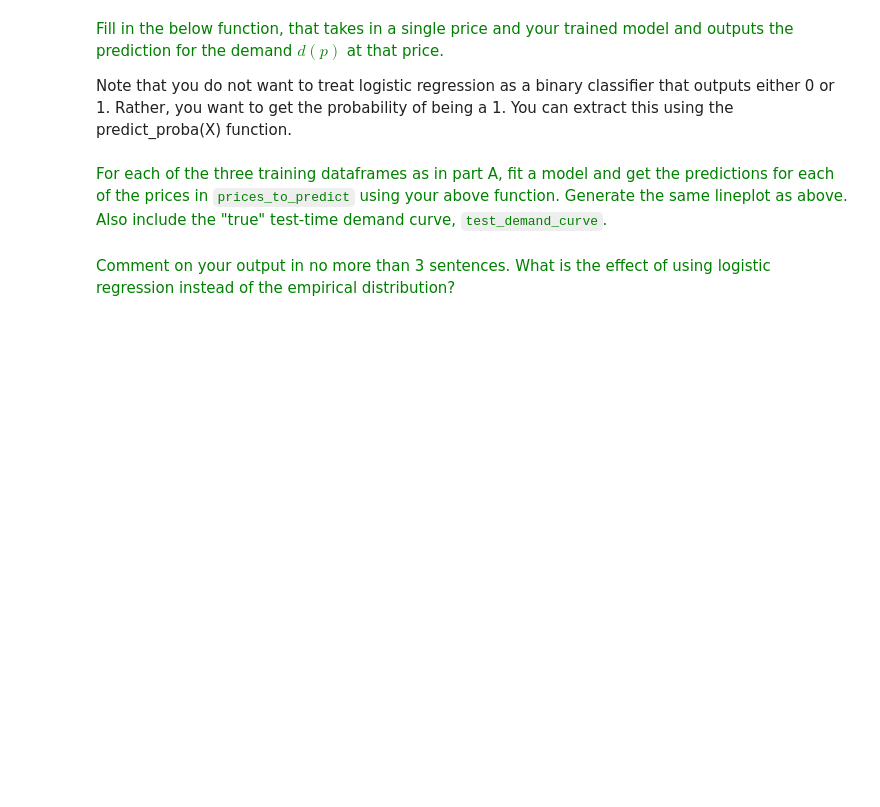
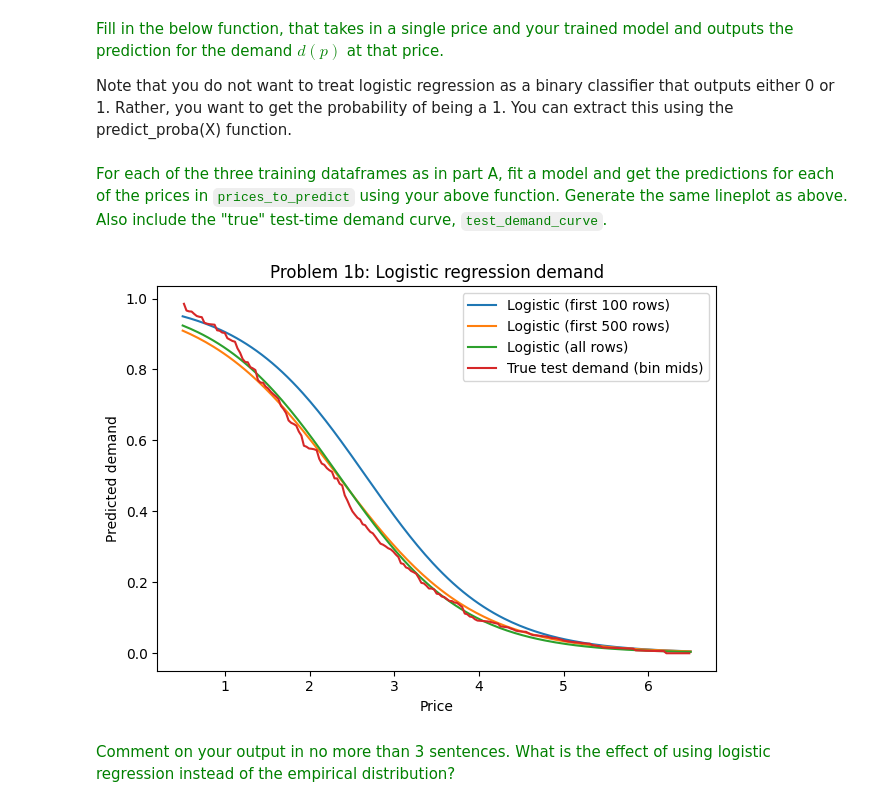
Before and after one commit to spabolu/orie5355, a Jupyter notebook: hw3/HW3_assignment.ipynb, the cells around one changed output. Saved outputs shown, nothing was run; the diff lists cells and outputs as text; code cells hidden in the pictures; blank space fills up the shorter version.

```diff
--- a/hw3/HW3_assignment.ipynb
+++ b/hw3/HW3_assignment.ipynb
@@ -138,3 +206,16 @@ def fit_logistic_regression_demand_just_on_price(df):
+# %%
+from sklearn.linear_model import LogisticRegression
+
+def fit_logistic_regression_demand_just_on_price(df):
+    """
+    Fits a logistic regression predicting purchase probability from offered price.
+    Model has two parameters: intercept and price coefficient.
+    """
+    X = df[['Offered price']].to_numpy().reshape(-1, 1)
+    y = df['Purchased'].astype(int).to_numpy()
+    model = LogisticRegression(fit_intercept=True, C=1e6, solver='lbfgs', max_iter=1000)
+    model.fit(X, y)
+    return model
 # %% [markdown]
 <font color='green'> Fill in the below function, that takes in a single price and your trained model and outputs the prediction for the demand $d(p)$ at that price.
 
@@ -145,4 +223,50 @@ def get_prediction_logistic(fitted_model, price):
+# %%
+def get_prediction_logistic(fitted_model, price):
+    """
+    Returns predicted probability of purchase (not a 0/1 class label)
+    """
+    return float(fitted_model.predict_proba(np.array([[price]]))[0, 1])
 # %% [markdown]
 <font color='green'> For each of the three training dataframes as in part A, fit a model and get the predictions for each of the prices in `prices_to_predict` using your above function. Generate the same lineplot as above. Also include the "true" test-time demand curve, `test_demand_curve`.
+# %%
+def plot_logistic_curves():
+    # training subsets
+    df100 = df_train.iloc[:100]
+    df500 = df_train.iloc[:500]
+    dfAll = df_train
+
+    # fit models
+    m100 = fit_logistic_regression_demand_just_on_price(df100)
+    m500 = fit_logistic_regression_demand_just_on_price(df500)
+    mAll = fit_logistic_regression_demand_just_on_price(dfAll)
+
+    # predicted demand curves
+    y100 = [get_prediction_logistic(m100, p) for p in prices_to_predict]
+    y500 = [get_prediction_logistic(m500, p) for p in prices_to_predict]
+    yAll = [get_prediction_logistic(mAll,  p) for p in prices_to_predict]
+
+    # true demand curve (test set)
+    if 'Price_bin_mid' in test_demand_curve.columns:
+        tx = test_demand_curve['Price_bin_mid'].to_numpy()
+    else:
+        tx = ((test_demand_curve['Price_bin_low'] + test_demand_curve['Price_bin_high'])/2.0).to_numpy()
+    ty = test_demand_curve['Demand_at_price'].to_numpy()
+
+    # plot
+    plt.figure()
+    plt.plot(prices_to_predict, y100, label='Logistic (first 100 rows)')
+    plt.plot(prices_to_predict, y500, label='Logistic (first 500 rows)')
+    plt.plot(prices_to_predict, yAll, label='Logistic (all rows)')
+    plt.plot(tx, ty, label='True test demand (bin mids)')
+    plt.xlabel('Price')
+    plt.ylabel('Predicted demand')
+    plt.title('Problem 1b: Logistic regression demand')
+    plt.legend()
+    plt.tight_layout()
+    plt.show()
+
+plot_logistic_curves()
+# %% [output]
+[figure, added]
 # %% [markdown]
 <font color='green'> Comment on your output in no more than 3 sentences. What is the effect of using logistic regression instead of the empirical distribution?
```
Also changed, not shown: parts of 16 cells of this notebook.
